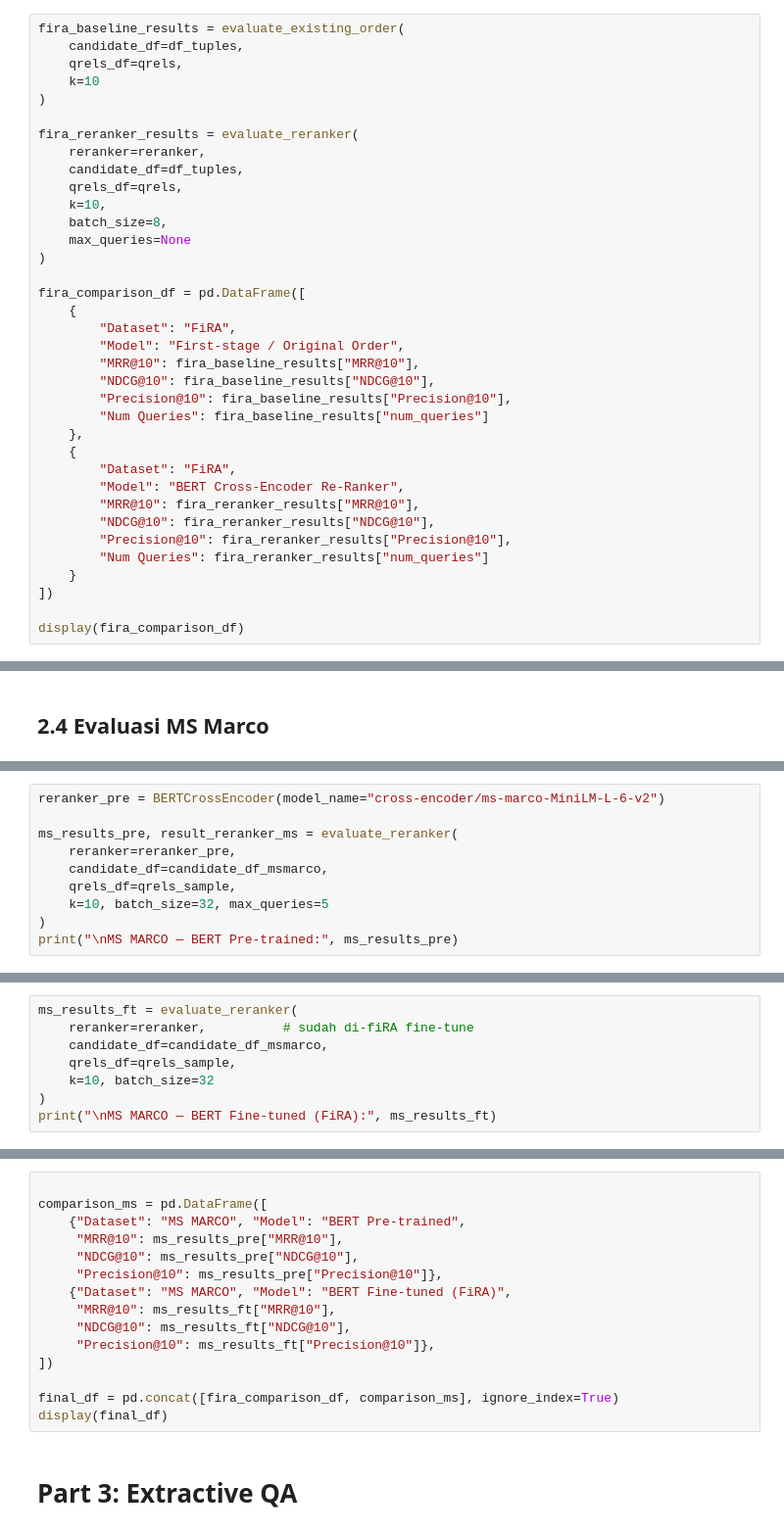
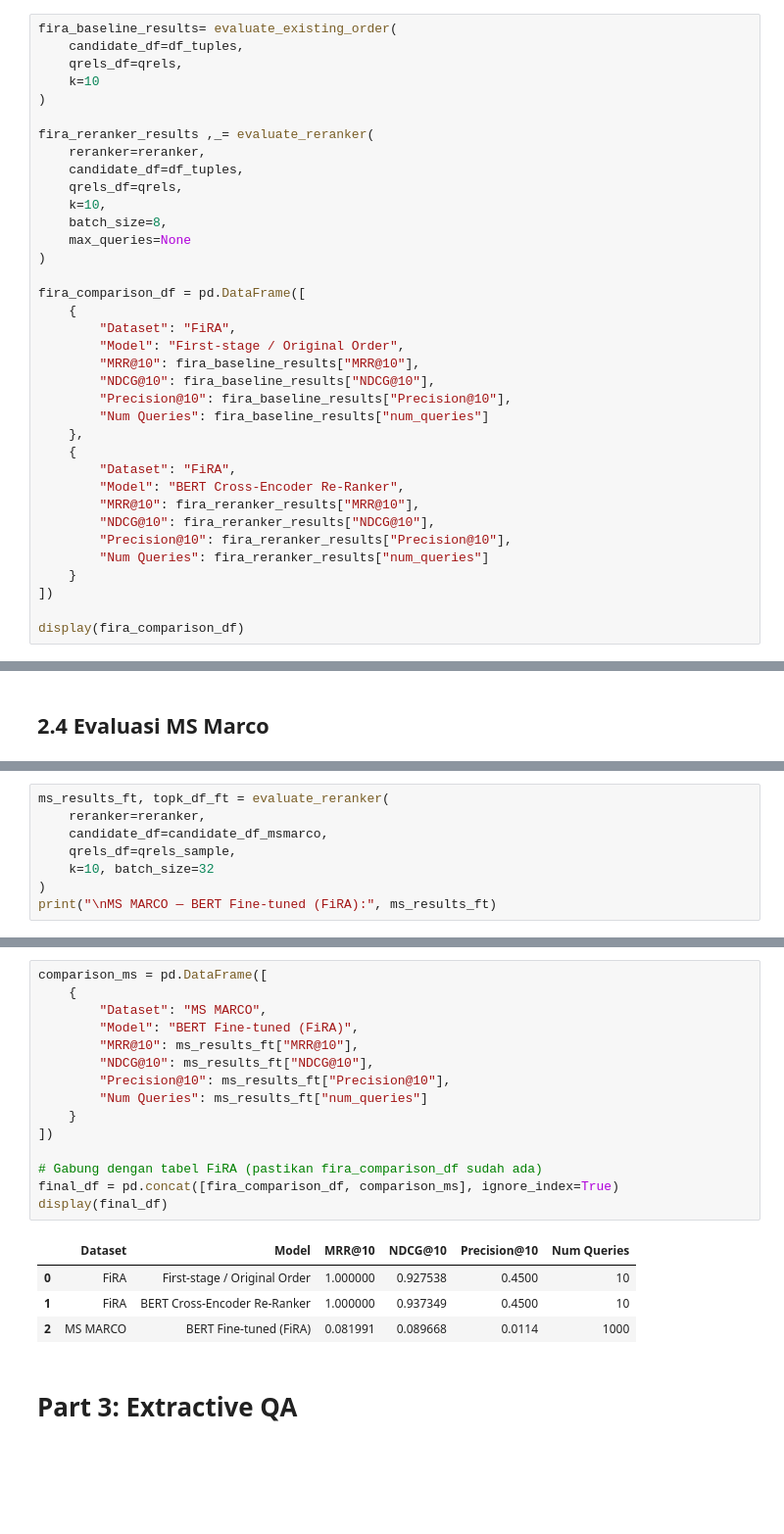
Before and after one commit to teranixbq/IR-BERT-Transformer, a Jupyter notebook: notebooks/Neural_IR_Exercise.ipynb, the cells around one changed output, grey strips where cells are left out. Shown at 98% size. Cells and saved outputs as stored; diff of their text form; blank space fills up the shorter version.

```diff
--- a/notebooks/Neural_IR_Exercise.ipynb
+++ b/notebooks/Neural_IR_Exercise.ipynb
@@ -909,13 +855,13 @@ FiRA BERT Cross-Encoder Results:
 # %% [markdown]
 ## 2.3 Evaluasi Dengan Data FiRA
 # %%
-fira_baseline_results = evaluate_existing_order(
+fira_baseline_results= evaluate_existing_order(
     candidate_df=df_tuples,
     qrels_df=qrels,
     k=10
 )
 
-fira_reranker_results = evaluate_reranker(
+fira_reranker_results ,_= evaluate_reranker(
     reranker=reranker,
     candidate_df=df_tuples,
     qrels_df=qrels,
@@ -983,11 +966,9 @@ tahap 4
 # %%
-reranker_pre = BERTCrossEncoder(model_name="cross-encoder/ms-marco-MiniLM-L-6-v2")
-
-ms_results_pre, result_reranker_ms = evaluate_reranker(
-    reranker=reranker_pre,
+ms_results_ft, topk_df_ft = evaluate_reranker(
+    reranker=reranker,
     candidate_df=candidate_df_msmarco,
     qrels_df=qrels_sample,
-    k=10, batch_size=32, max_queries=5
+    k=10, batch_size=32
 )
-print("\nMS MARCO — BERT Pre-trained:", ms_results_pre)
+print("\nMS MARCO — BERT Fine-tuned (FiRA):", ms_results_ft)
 # %% [output]
@@ -1047,8 +975,0 @@ tahap 5
-# %%
-ms_results_ft = evaluate_reranker(
-    reranker=reranker,          # sudah di-fiRA fine-tune
-    candidate_df=candidate_df_msmarco,
-    qrels_df=qrels_sample,
-    k=10, batch_size=32
-)
-print("\nMS MARCO — BERT Fine-tuned (FiRA):", ms_results_ft)
@@ -1055,18 +978,23 @@ print("\nMS MARCO — BERT Fine-tuned (FiRA):", ms_results_ft)
 # %%
-
 comparison_ms = pd.DataFrame([
-    {"Dataset": "MS MARCO", "Model": "BERT Pre-trained",
-     "MRR@10": ms_results_pre["MRR@10"],
-     "NDCG@10": ms_results_pre["NDCG@10"],
-     "Precision@10": ms_results_pre["Precision@10"]},
-    {"Dataset": "MS MARCO", "Model": "BERT Fine-tuned (FiRA)",
-     "MRR@10": ms_results_ft["MRR@10"],
-     "NDCG@10": ms_results_ft["NDCG@10"],
-     "Precision@10": ms_results_ft["Precision@10"]},
+    {
+        "Dataset": "MS MARCO",
+        "Model": "BERT Fine-tuned (FiRA)",
+        "MRR@10": ms_results_ft["MRR@10"],
+        "NDCG@10": ms_results_ft["NDCG@10"],
+        "Precision@10": ms_results_ft["Precision@10"],
+        "Num Queries": ms_results_ft["num_queries"]
+    }
 ])
 
+# Gabung dengan tabel FiRA (pastikan fira_comparison_df sudah ada)
 final_df = pd.concat([fira_comparison_df, comparison_ms], ignore_index=True)
 display(final_df)
+# %% [output]
+|  | Dataset | Model | MRR@10 | NDCG@10 | Precision@10 | Num Queries |
+| 0 | FiRA | First-stage / Original Order | 1.000000 | 0.927538 | 0.4500 | 10 |
+| 1 | FiRA | BERT Cross-Encoder Re-Ranker | 1.000000 | 0.937349 | 0.4500 | 10 |
+| 2 | MS MARCO | BERT Fine-tuned (FiRA) | 0.081991 | 0.089668 | 0.0114 | 1000 |
 # %% [markdown]
 # **Part 3: Extractive QA**
 # %%
```
Also changed, not shown: parts of 28 cells of this notebook.
